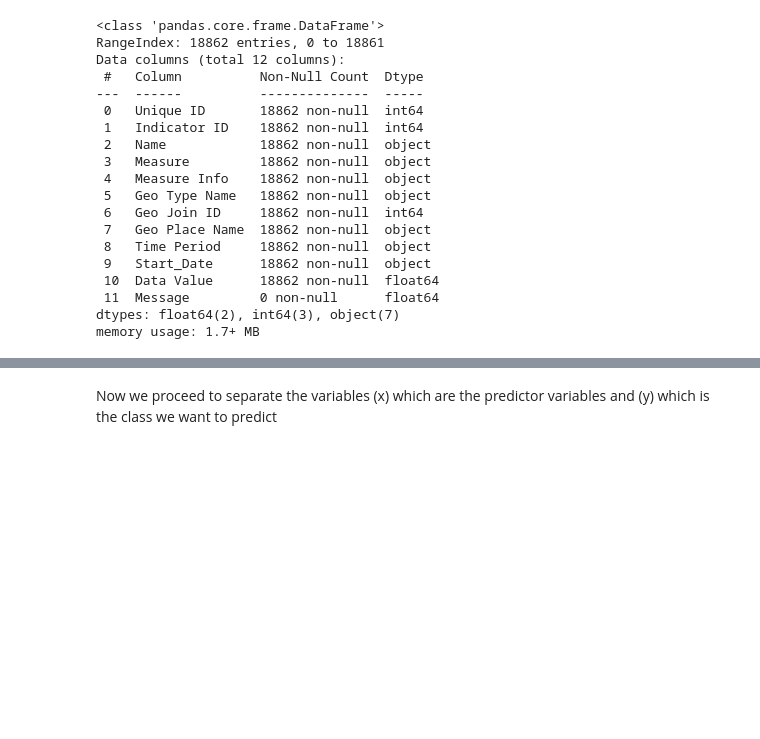
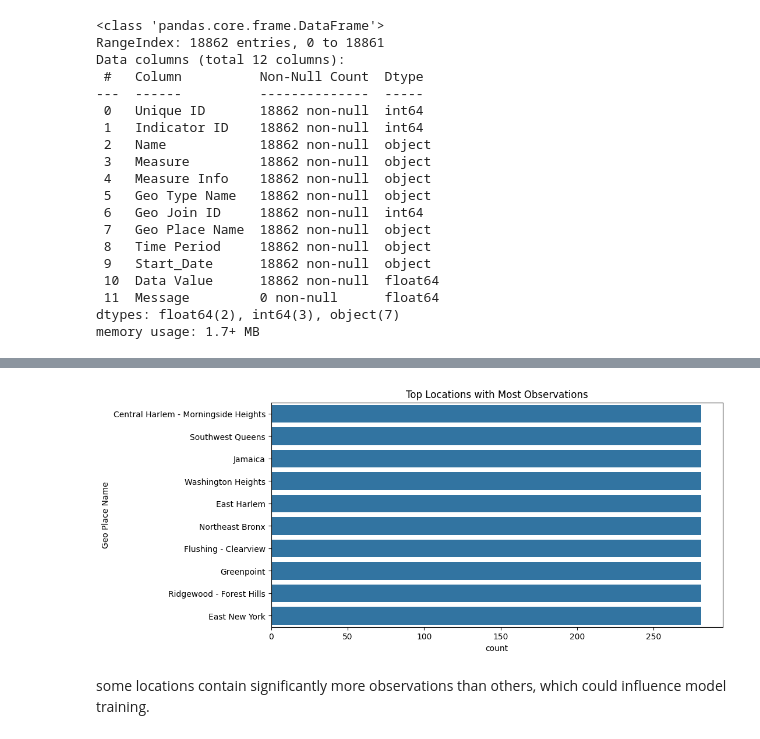
Before and after one commit to Santyago710/challenge2__3, a Jupyter notebook: notebooks/eda.ipynb, the cells around one changed output, grey strips where cells are left out. Cells and saved outputs as stored; diff of their text form; code cells hidden in the pictures; blank space fills up the shorter version.

```diff
--- a/notebooks/eda.ipynb
+++ b/notebooks/eda.ipynb
@@ -86,5 +133,15 @@ df_clean["month"] = df_clean["Start_Date"].dt.month
 # %%
-df_clean = df_clean.drop(columns=["Start_Date"])
+top_places = df["Geo Place Name"].value_counts().head(10).index
+
+plt.figure(figsize=(10,5))
+sns.countplot(data=df[df["Geo Place Name"].isin(top_places)],
+              y="Geo Place Name",
+              order=top_places)
+
+plt.title("Top Locations with Most Observations")
+plt.show()
+# %% [output]
+[figure, added]
 # %% [markdown]
-Now we proceed to separate the variables (x) which are the predictor variables and (y) which is the class we want to predict
+some locations contain significantly more observations than others, which could influence model training.
 # %%
```
Also changed, not shown: parts of 32 cells of this notebook, 3 other files.
